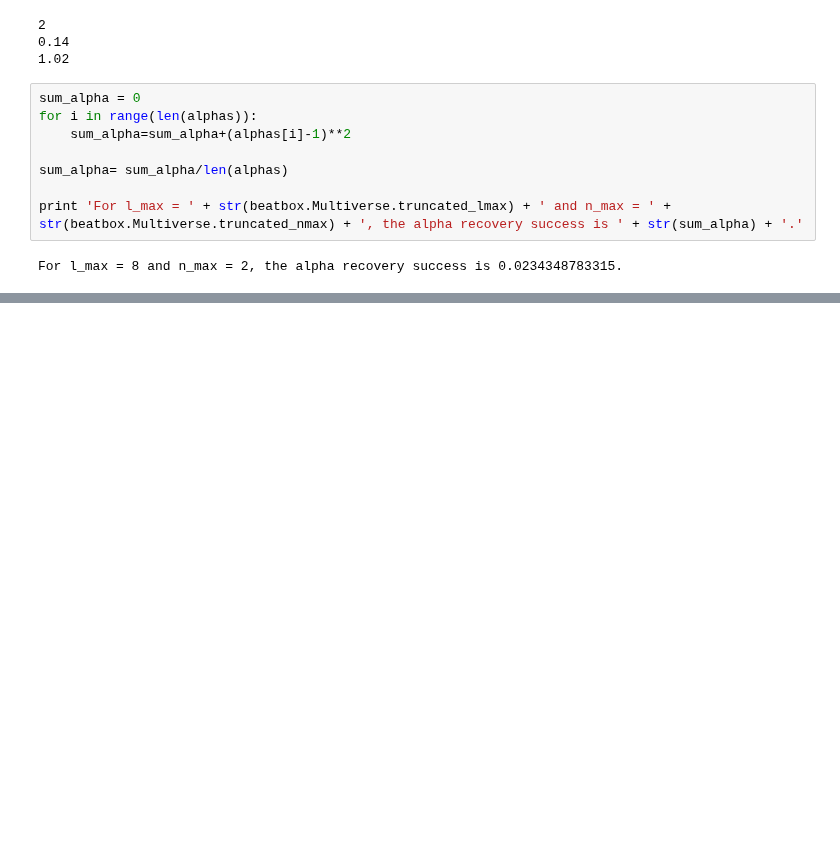
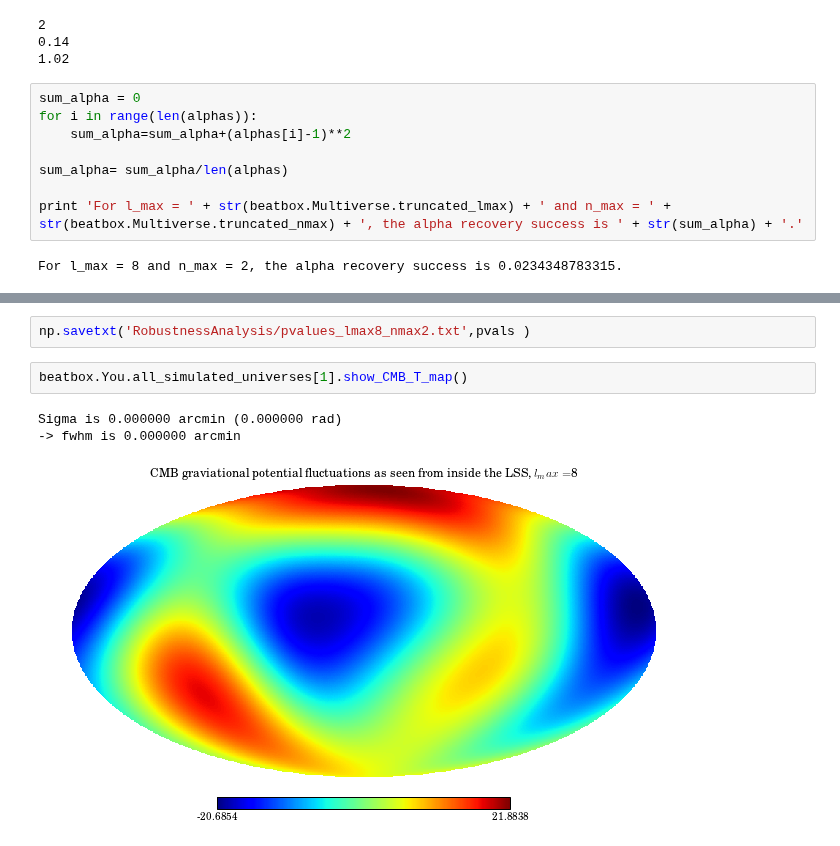
Before and after one commit to LaurencePeanuts/Music, a Jupyter notebook: Scripts/Robustness_notebook.ipynb, the cells around one changed output, grey strips where cells are left out. Saved outputs shown, nothing was run; the diff lists cells and outputs as text; blank space fills up the shorter version.

```diff
--- a/Scripts/Robustness_notebook.ipynb
+++ b/Scripts/Robustness_notebook.ipynb
@@ -91,0 +155,8 @@ For l_max = 8 and n_max = 2, the alpha recovery success is 0.0234348783315.
+# %%
+np.savetxt('RobustnessAnalysis/pvalues_lmax8_nmax2.txt',pvals )
+# %%
+beatbox.You.all_simulated_universes[1].show_CMB_T_map()
+# %% [output]
+Sigma is 0.000000 arcmin (0.000000 rad)
+-> fwhm is 0.000000 arcmin
+[figure, added]
```
Also changed, not shown: parts of 15 cells of this notebook, 3 other files.
